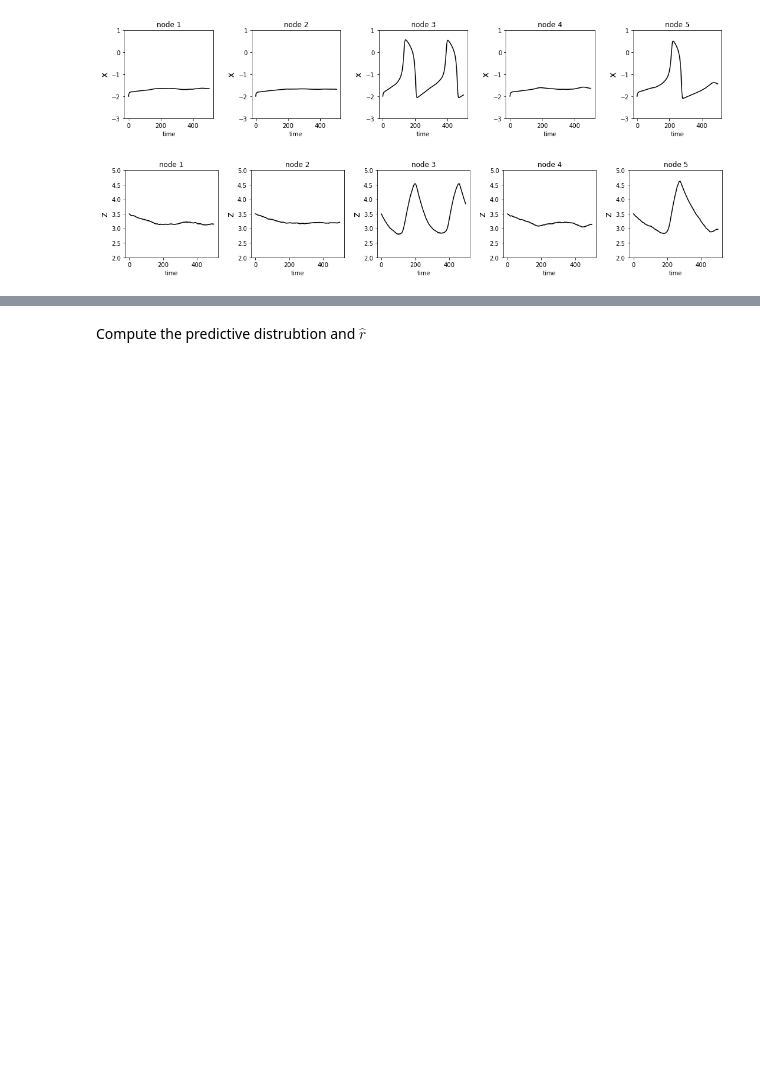
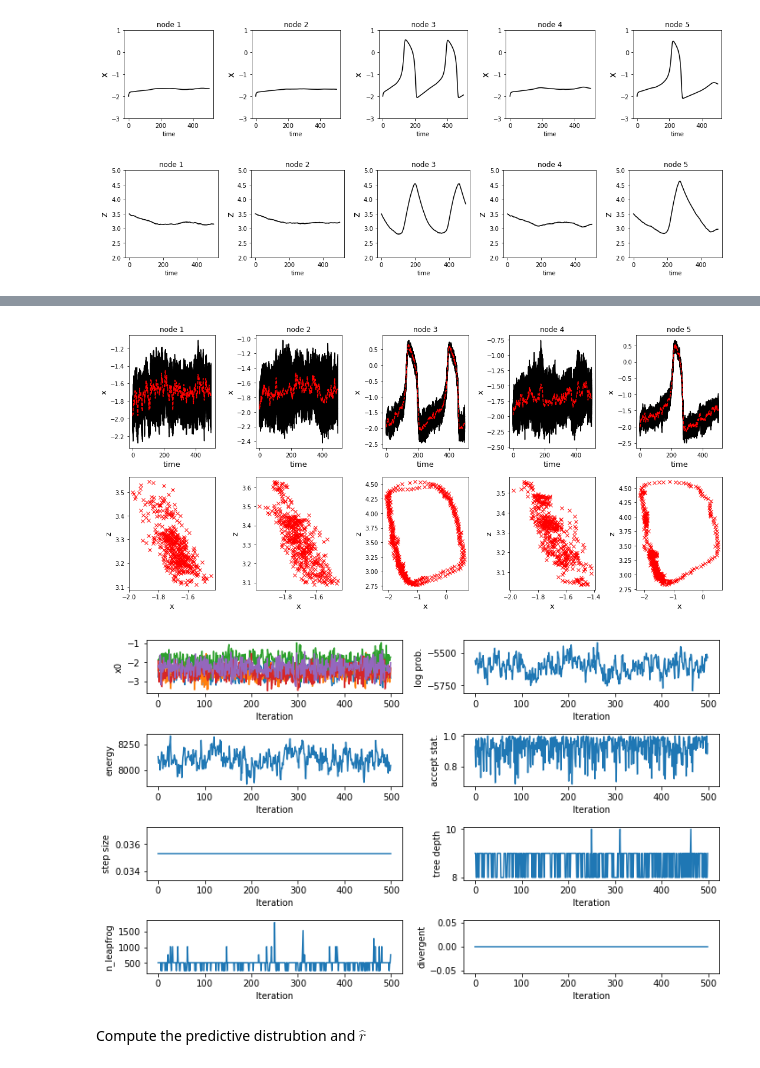
Before and after one commit to dhrunia/infr_szr_prpgtn, a Jupyter notebook: vep-snsr-fit.ipynb, the cells around one changed output, grey strips where cells are left out. Drawn from its saved outputs; the diff is of its cells as text; code cells hidden in the pictures; blank space fills up the shorter version.

```diff
--- a/vep-snsr-fit.ipynb
+++ b/vep-snsr-fit.ipynb
@@ -234,3 +225,78 @@ plt.tight_layout()
+# %%
+chains = [1]
+results_subdir = './results/exp8/snsrs-1-2-3-4-5-6-7-8-9-10-11'
+sim_data = lib.io.stan.rload(f'{results_dir}/sim_data.R')
+fit_data = lib.io.stan.rload(f'{results_subdir}/fit_data.R')
+for i,chain_no in enumerate(chains):
+    t = lib.io.stan.parse_csv(f'{results_subdir}/samples_chain{chain_no}.csv')
+
+    # Plot inferred source signals
+    plt.figure(figsize=[15,7])
+    for j in range(fit_data['nn']):
+        x = t['x'][500:,j,:].T
+        z = t['z'][500:,j,:].T
+        xmu = np.mean(x,axis=1)
+        zmu = np.mean(z,axis=1)
+        plt.subplot(2,fit_data['nn'],j+1)
+        plt.plot(x,'k')
+        plt.plot(xmu,'r--')
+        plt.xlabel('time',fontsize=13.0)
+        plt.ylabel('x',fontsize=13.0)
+        plt.gca().set_title(f'node {j+1}')
+
+        plt.subplot(2,fit_data['nn'],fit_data['nn']+j+1)
+        plt.plot(xmu,zmu,'rx')
+        plt.xlabel('x',fontsize=13.0)
+        plt.ylabel('z',fontsize=13.0)
+    plt.tight_layout()
+
+    # Plot the HMC convergence diagnostics
+    plt.figure(figsize=[10,6])
+
+    plt.subplot(4,2,1)
+    plt.plot(t['x0'][500:])
+    plt.xlabel('Iteration')
+    plt.ylabel('x0')
+
+    plt.subplot(4,2,2)
+    plt.plot(t['lp__'][500:])
+    plt.xlabel('Iteration')
+    plt.ylabel('log prob.')
+
+    plt.subplot(4,2,3)
+    plt.plot(t['energy__'][500:])
+    plt.xlabel('Iteration')
+    plt.ylabel('energy')
+
+    plt.subplot(4,2,4)
+    plt.plot(t['accept_stat__'][500:])
+    plt.xlabel('Iteration')
+    plt.ylabel('accept stat.')
+
+    plt.subplot(4,2,5)
+    plt.plot(t['stepsize__'][500:])
+    plt.xlabel('Iteration')
+    plt.ylabel('step size')
+
+    plt.subplot(4,2,6)
+    plt.plot(t['treedepth__'][500:])
+    plt.xlabel('Iteration')
+    plt.ylabel('tree depth')
+
+    plt.subplot(4,2,7)
+    plt.plot(t['n_leapfrog__'][500:])
+    plt.xlabel('Iteration')
+    plt.ylabel('n_leapfrog')
+
+    plt.subplot(4,2,8)
+    plt.plot(t['divergent__'][500:])
+    plt.xlabel('Iteration')
+    plt.ylabel('divergent')
+
+    plt.tight_layout()
+# %% [output]
+[figure, added]
+[figure, added]
 # %% [markdown]
 Compute the predictive distrubtion and $\hat r$
 # %%
```
Also changed, not shown: parts of 6 cells of this notebook, 3 other files.
